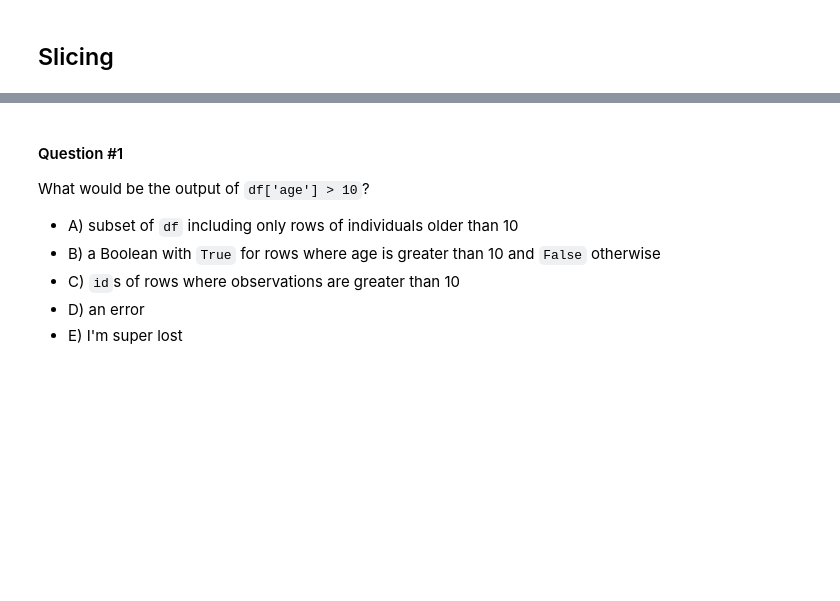
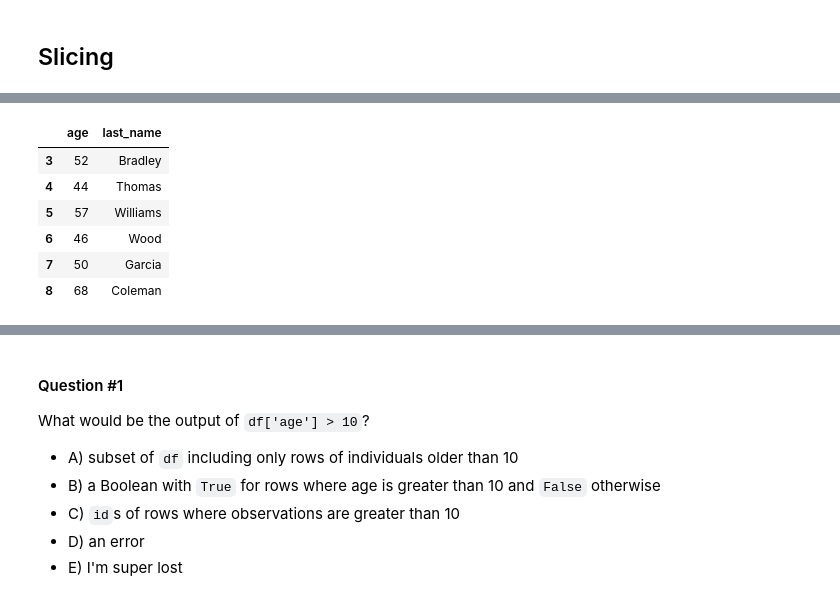
Before and after one commit to COGS108/Lectures-Fa24, a Jupyter notebook: 03_pandas.ipynb, the cells around one changed output, grey strips where cells are left out. Cells and saved outputs as stored; diff of their text form; code cells hidden in the pictures; blank space fills up the shorter version.

```diff
--- a/03_pandas.ipynb
+++ b/03_pandas.ipynb
@@ -58,2 +88,10 @@ df.loc[0:11]
 # %%
-df.loc[3:8, :]
+df.loc[3:8, ['age', 'last_name'] ]
+# %% [output]
+|  | age | last_name |
+| 3 | 52 | Bradley |
+| 4 | 44 | Thomas |
+| 5 | 57 | Williams |
+| 6 | 46 | Wood |
+| 7 | 50 | Garcia |
+| 8 | 68 | Coleman |
```
Also changed, not shown: parts of 25 cells of this notebook, 1 other file.
